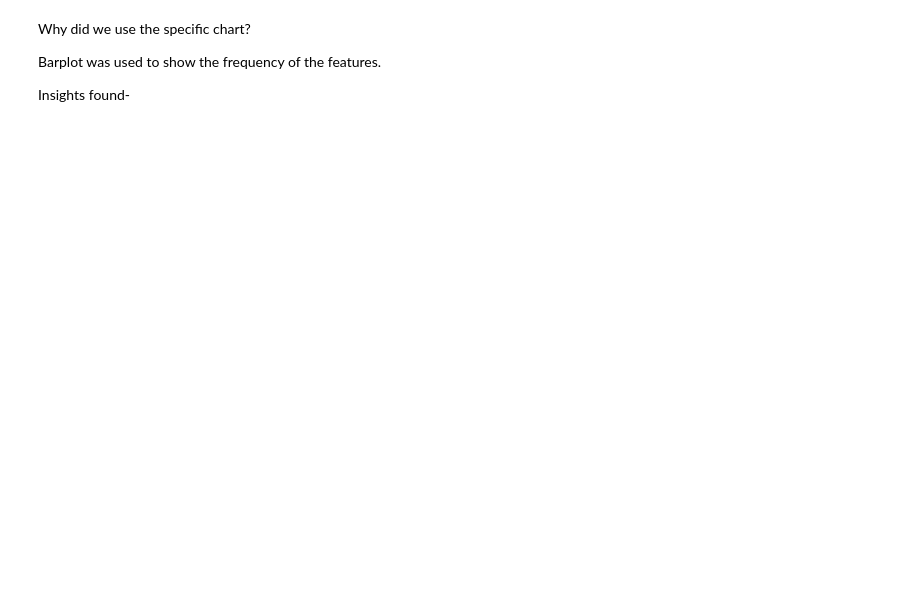
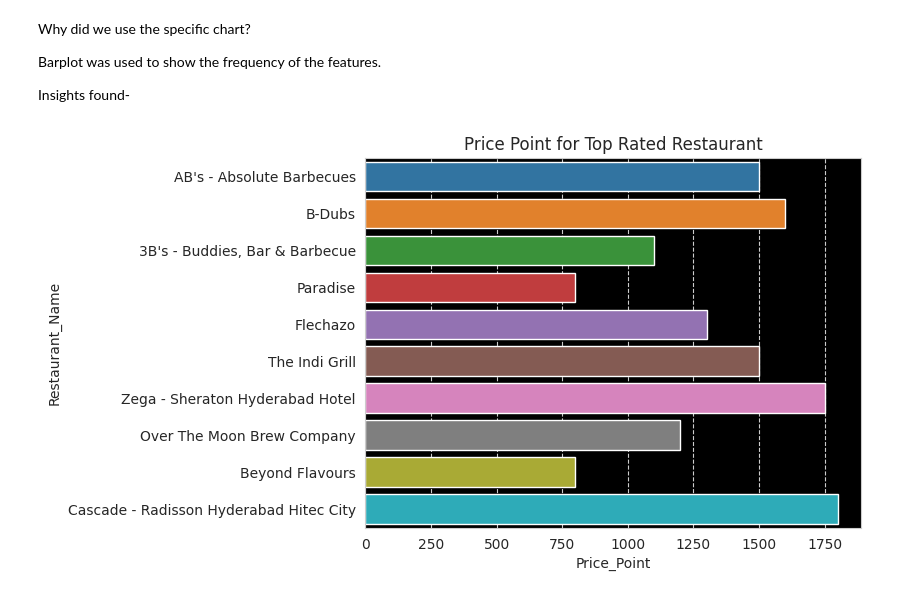
Before and after one commit to pi-mishra/Zomato-Restaurant-Clustering-And-Sentiment-Analysis, a Jupyter notebook: Zomato_Restaurant_Clustering_And_Sentiment_Analysis.ipynb, the cells around one changed output. Saved outputs shown, nothing was run; the diff lists cells and outputs as text; code cells hidden in the pictures; blank space fills up the shorter version.

```diff
--- a/Zomato_Restaurant_Clustering_And_Sentiment_Analysis.ipynb
+++ b/Zomato_Restaurant_Clustering_And_Sentiment_Analysis.ipynb
@@ -677,3 +681,11 @@ Why did we use the specific chart?
 Barplot was used to show the frequency of the features.
 
 Insights found-
+# %%
+fig, ax = plt.subplots()
+sns.barplot(data = most_engaged_restaurant[:10], x = 'Price_Point', y = 'Restaurant_Name', ax=ax)
+plt.title('Price Point for Top Rated Restaurant')
+ax.set_facecolor("black")
+plt.show()
+# %% [output]
+[figure, added]
```
Also changed, not shown: parts of 3 cells of this notebook.
